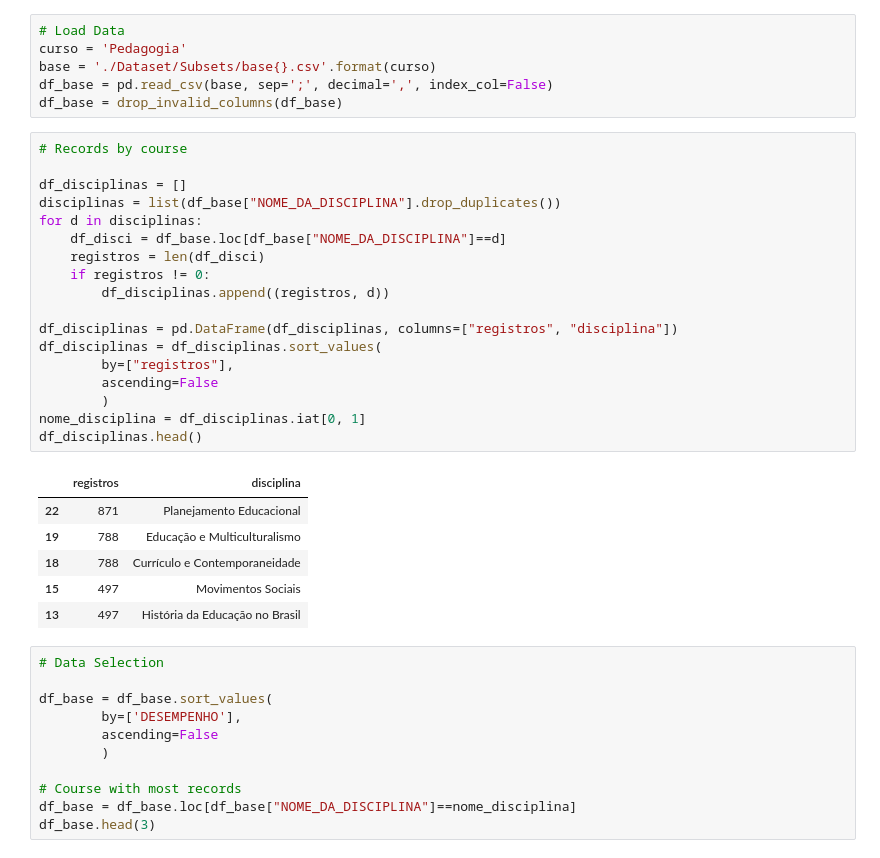
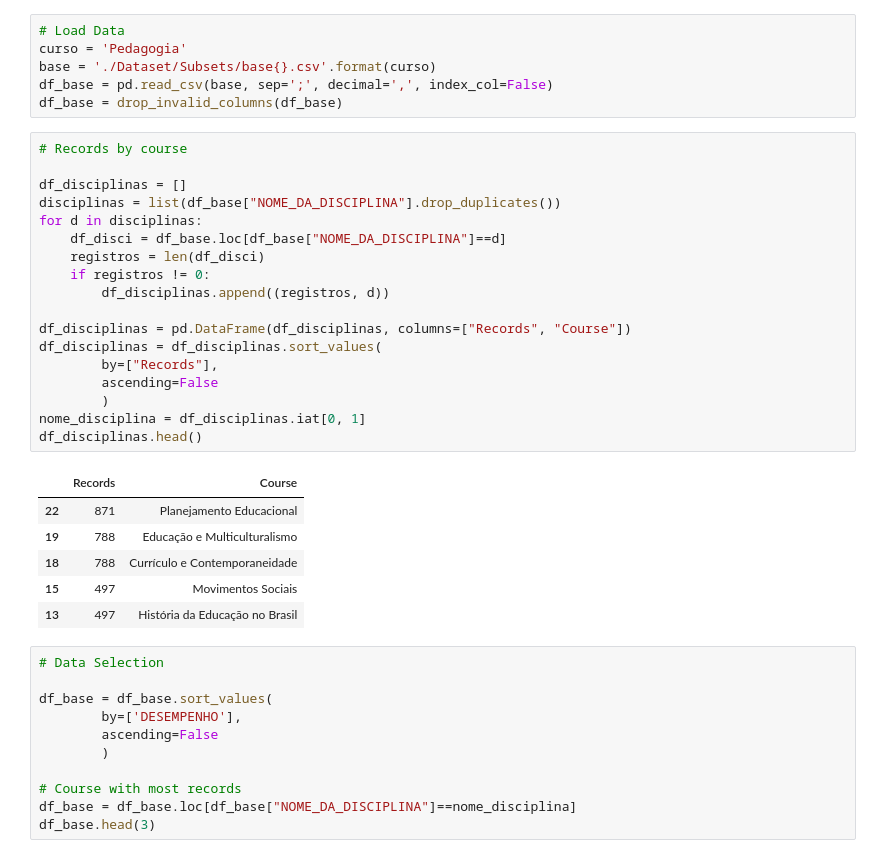
Before and after one commit to Drakmord2/EDM, a Jupyter notebook: Modeling.ipynb, the cells around one changed output. Cells and saved outputs as stored; diff of their text form.

```diff
--- a/Modeling.ipynb
+++ b/Modeling.ipynb
@@ -148,23 +146,23 @@ df_base = drop_invalid_columns(df_base)
 # %%
 # Records by course
 
 df_disciplinas = []
 disciplinas = list(df_base["NOME_DA_DISCIPLINA"].drop_duplicates())
 for d in disciplinas:
     df_disci = df_base.loc[df_base["NOME_DA_DISCIPLINA"]==d]
     registros = len(df_disci)
     if registros != 0:
         df_disciplinas.append((registros, d))
 
-df_disciplinas = pd.DataFrame(df_disciplinas, columns=["registros", "disciplina"])
+df_disciplinas = pd.DataFrame(df_disciplinas, columns=["Records", "Course"])
 df_disciplinas = df_disciplinas.sort_values(
-        by=["registros"],
+        by=["Records"],
         ascending=False
         )
 nome_disciplina = df_disciplinas.iat[0, 1]
 df_disciplinas.head()
 # %% [output]
-|  | registros | disciplina |
+|  | Records | Course |
 | 22 | 871 | Planejamento Educacional |
 | 19 | 788 | Educação e Multiculturalismo |
 | 18 | 788 | Currículo e Contemporaneidade |
```
Also changed, not shown: parts of 4 cells of this notebook.
